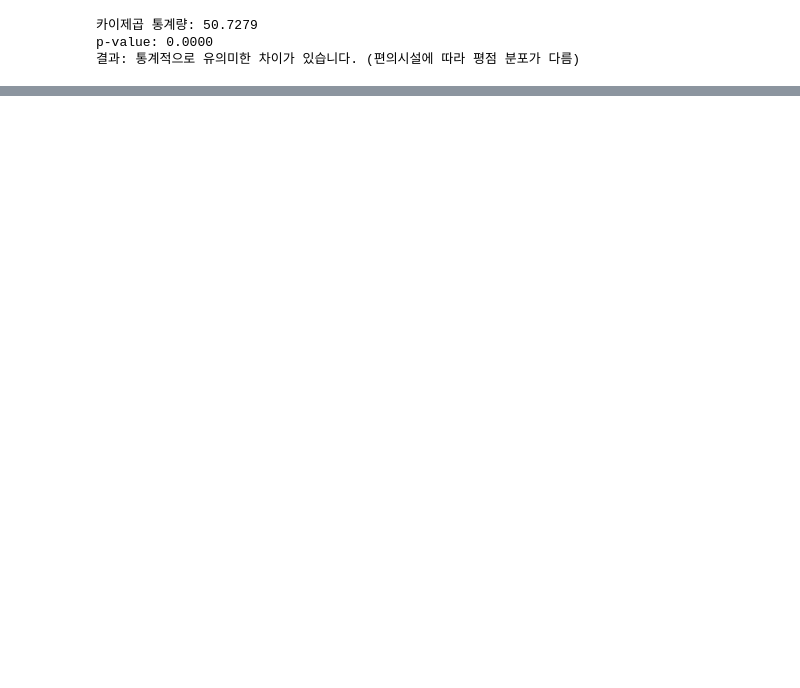
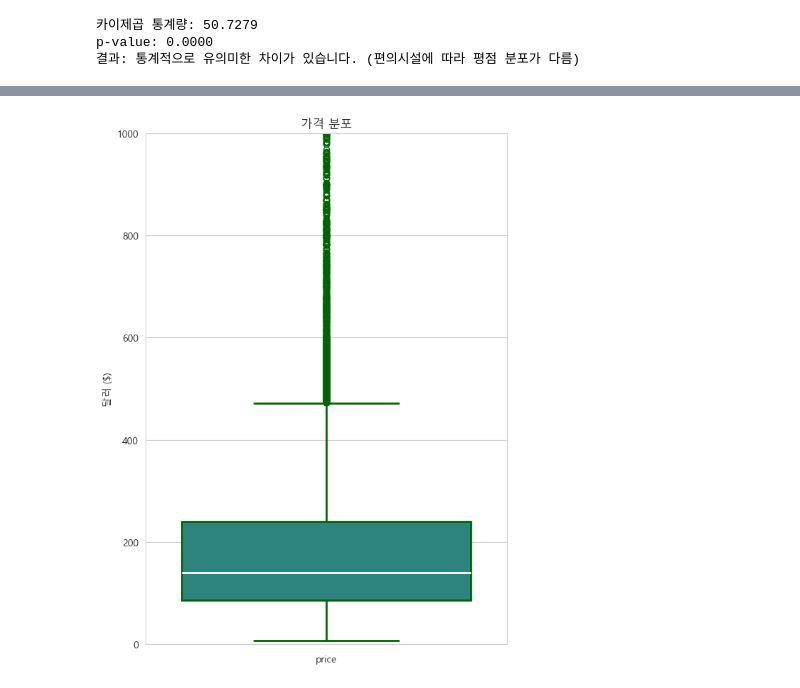
Before and after one commit to KyungminChang/data-analysis-project-BBB, a Jupyter notebook: 02_basic_statistics.ipynb, the cells around one changed output, grey strips where cells are left out. Cells and saved outputs as stored; diff of their text form; code cells hidden in the pictures; blank space fills up the shorter version.

```diff
--- a/02_basic_statistics.ipynb
+++ b/02_basic_statistics.ipynb
@@ -59,6 +59,7 @@ print("="*60)
 ============================================================
 # %%
 df_cleaned = pd.read_csv(r'C:\Users\컴퓨터\Documents\data-analysis-project-BBB\data\first_clean_data.csv')
+df = pd.read_csv(r'C:\Users\컴퓨터\Documents\data-analysis-project-BBB\data\2025_Airbnb_NYC_listings.csv')
 # %%
 # 1. 25~50번째 컬럼 슬라이싱 + review_scores_rating 포함
 target_columns = list(df_cleaned.columns)
@@ -345,0 +397,4 @@ p-value: 0.0000
+# %%
+# price "$", "," 제거 -> float형태로 변경
+df['price'] = (df['price'].str.replace("$", "").str.replace(",","").astype(float))
+df['price']
@@ -345,0 +414,13 @@ p-value: 0.0000
+# %%
+data_price = df[['price']]
+plt.figure(figsize=(6, 8))
+sns.boxplot(data=data_price, y='price', palette='viridis', linecolor='darkgreen', linewidth=2, medianprops={'color': 'white'})
+sns.set_style("whitegrid")
+plt.title("가격 분포")
+plt.xlabel("price")
+plt.ylabel("달러 ($)")
+plt.ylim(0, 1000)
+plt.tight_layout()
+plt.show()
+# %% [output]
+[figure, added]
```
Also changed, not shown: parts of 12 cells of this notebook.
